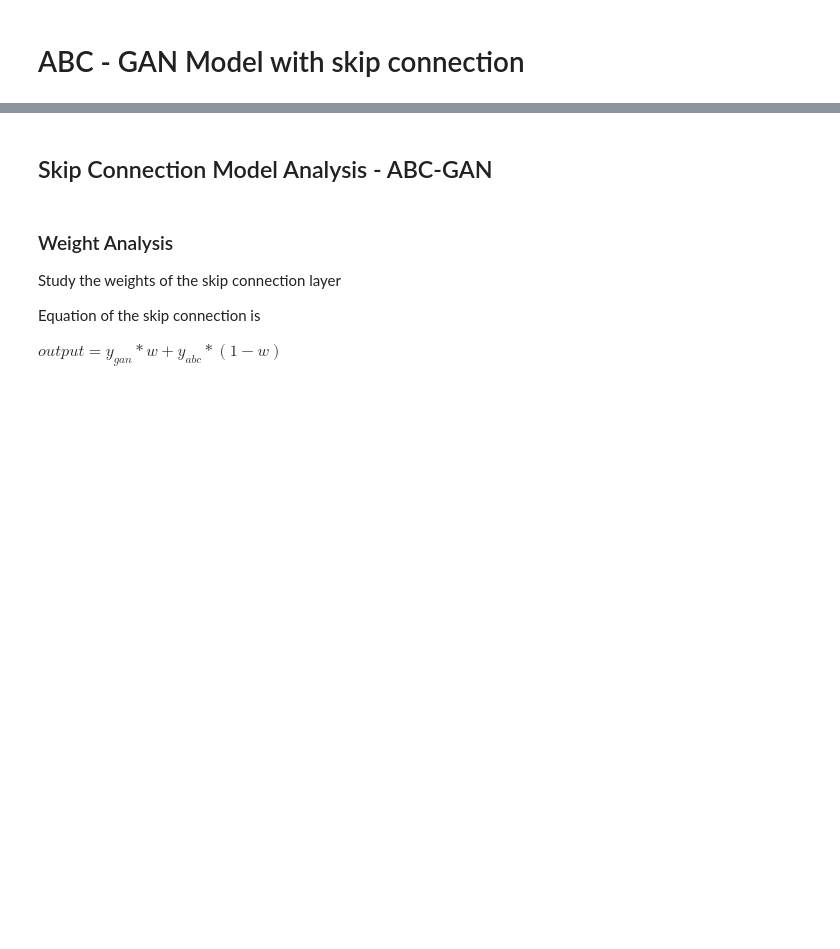
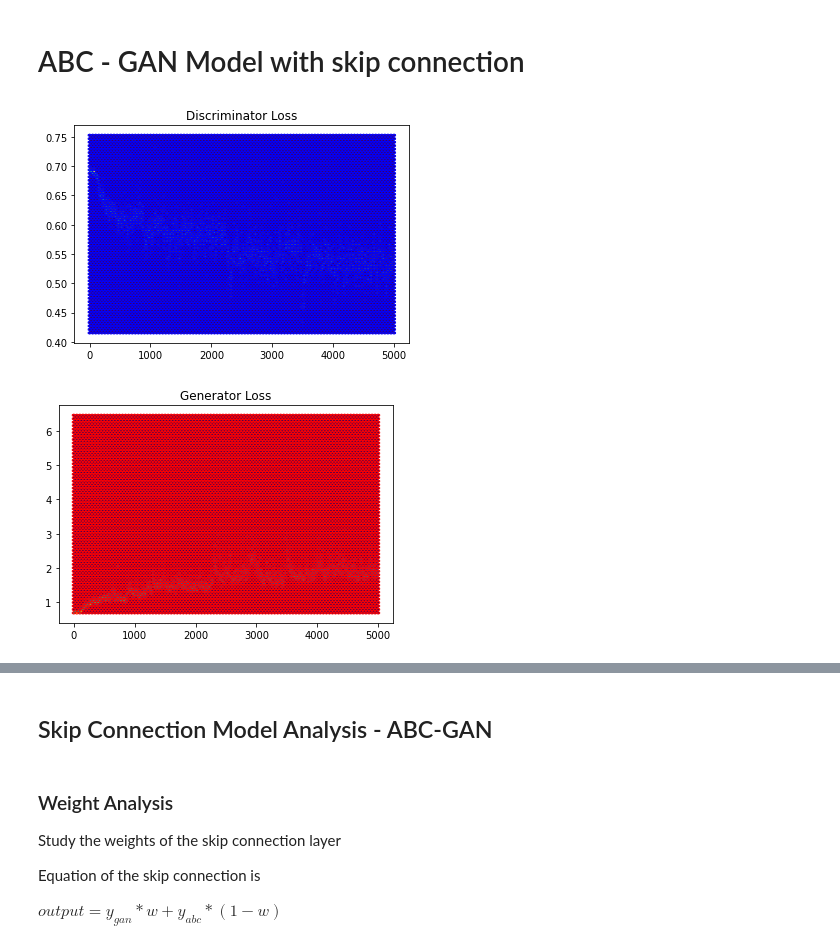
Before and after one commit to Manasi1999/ABC_GAN, a Jupyter notebook: Notebooks/Boston_Dataset/ABC_GAN_Model-Catboost_Pre-gen.ipynb, the cells around one changed output, grey strips where cells are left out. Saved outputs shown, nothing was run; the diff lists cells and outputs as text; code cells hidden in the pictures; blank space fills up the shorter version.

```diff
--- a/Notebooks/Boston_Dataset/ABC_GAN_Model-Catboost_Pre-gen.ipynb
+++ b/Notebooks/Boston_Dataset/ABC_GAN_Model-Catboost_Pre-gen.ipynb
@@ -108,9 +139,10 @@ criterion = torch.nn.BCELoss()
 gen_opt = torch.optim.Adam(gen3.parameters(), lr=0.01, betas=(0.5, 0.999))
 disc_opt = torch.optim.Adam(disc3.parameters(), lr=0.01, betas=(0.5, 0.999))
 # %%
-discLossA3,genLossA3 = ABC_train_test2.training_GAN_skip_connection(disc3,gen3,disc_opt,gen_opt,train_data,batch_size,n_epochs,criterion,prior_model,variance,device)
-sb.glue("ABC_GAN_3 Generator Loss",genLossA3)
-sb.glue("ABC_GAN_3 Discriminator Loss",discLossA3)
+ABC_train_test2.training_GAN_skip_connection(disc3,gen3,disc_opt,gen_opt,train_data,batch_size,n_epochs,criterion,prior_model,variance,device)
+# %% [output]
+[figure, added]
+[figure, added]
 # %%
 ABC_GAN3_metrics=ABC_train_test2.test_generator(gen3,test_data,prior_model,variance,"3",device)
 sb.glue("ABC_GAN_3 Metrics",ABC_GAN3_metrics)
```
Also changed, not shown: parts of 14 cells of this notebook, 9 other files.
